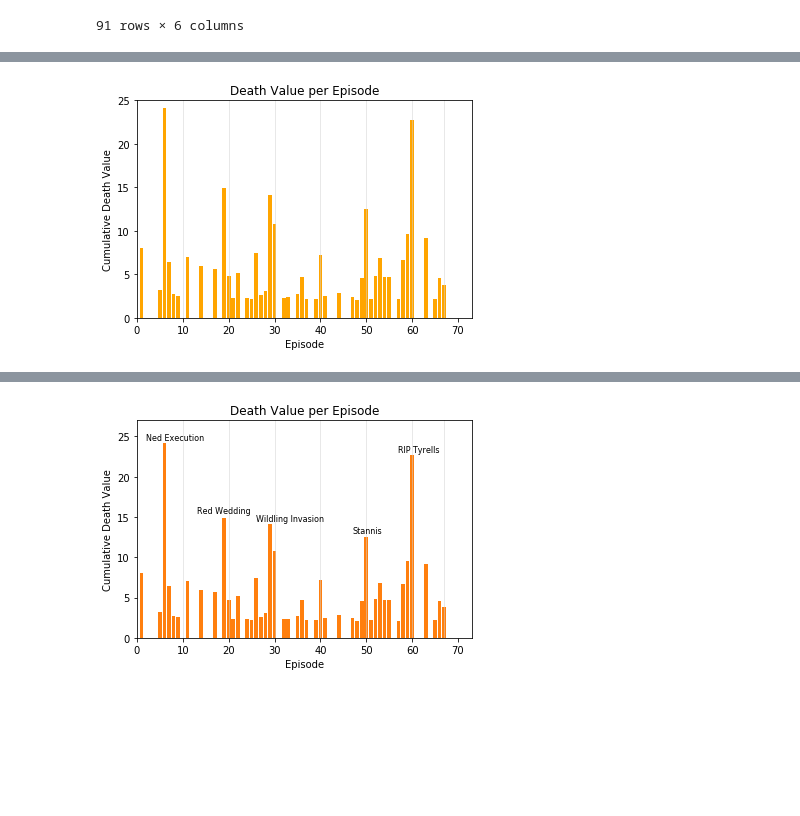
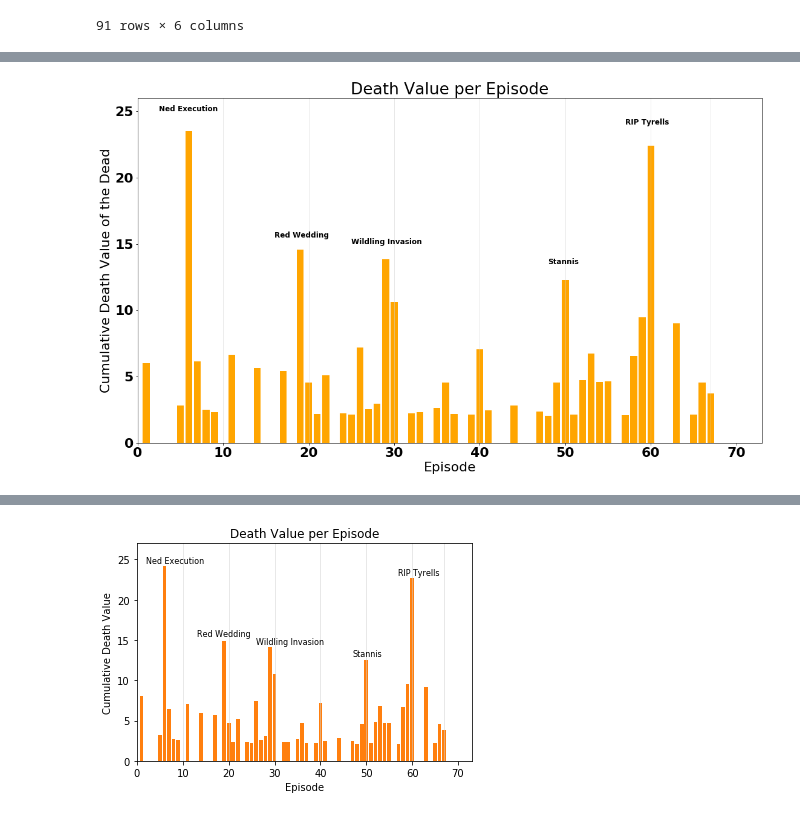
Before and after one commit to MasterC4t/blog_research, a Jupyter notebook: got_8.3/Why Game of Thrones 8.3 Was Objectively Bad.ipynb, the cells around one changed output, grey strips where cells are left out. Cells and saved outputs as stored; diff of their text form; code cells hidden in the pictures; blank space fills up the shorter version.

```diff
--- a/got_8.3/Why Game of Thrones 8.3 Was Objectively Bad.ipynb
+++ b/got_8.3/Why Game of Thrones 8.3 Was Objectively Bad.ipynb
@@ -188,7 +262,7 @@ plt.show()
 # %%
 # Trying a second metric that gives you 2 minutes of screen time per episode you survive:
 dead_people['DeathValue2'] = round(
-    (dead_people['Minutes']+2*dead_people['Ep'])
+    (dead_people['Minutes']+2*(dead_people['Ep']-1))
     /dead_people['Ep'],3)
 dead_people.head()
 # %% [output]
@@ -206,13 +280,38 @@ See the caveats in the documentation: http://pandas.pydata.org/pandas-docs/stabl
 # %%
 death_val2 = dead_people.groupby(['Ep'])['DeathValue2'].agg('sum')
+
+ned_vis_execution = 6
+ned_vis_score = 24
+
+red_wedding = 19
+red_wedding_score = 15
+
+wilding_invasion = 29
+wilding_score = 14.5
+
+stannis_myrcella = 50
+stannis_score = 13
+
+tyrell_death = 60
+tyrell_score = 24
+
+
+
 for eps in [10,20,30,40,50,60,67]:
     plt.plot([eps,eps],[0,30],color='lightgrey',linewidth=0.5)
 plt.bar(death_val2.index,death_val2.values, label='DeathValue2', color='orange')
-plt.ylim(top=25)
+plt.ylim(top=26)
 plt.xlim([0,73])
 plt.title('Death Value per Episode')
-plt.ylabel('Cumulative Death Value')
+plt.ylabel('Cumulative Death Value of the Dead')
 plt.xlabel('Episode')
+plt.gcf().set_size_inches(18.5, 10.5)
+plt.text(ned_vis_execution-3.5,ned_vis_score+1, 'Ned Execution',fontsize=12)
+plt.text(red_wedding-3,red_wedding_score+0.5, 'Red Wedding',fontsize=12)
+plt.text(wilding_invasion-4,wilding_score+0.5, 'Wildling Invasion',fontsize=12)
+plt.text(stannis_myrcella-2,stannis_score+0.5, 'Stannis',fontsize=12)
+plt.text(tyrell_death-3,tyrell_score, 'RIP Tyrells',fontsize=12)
+plt.savefig('got_deathvalue2.png')
 plt.show()
 # %% [output]
-[figure, old version]
+[figure, new version]
```
Also changed, not shown: parts of 22 cells of this notebook, 13 other files.
